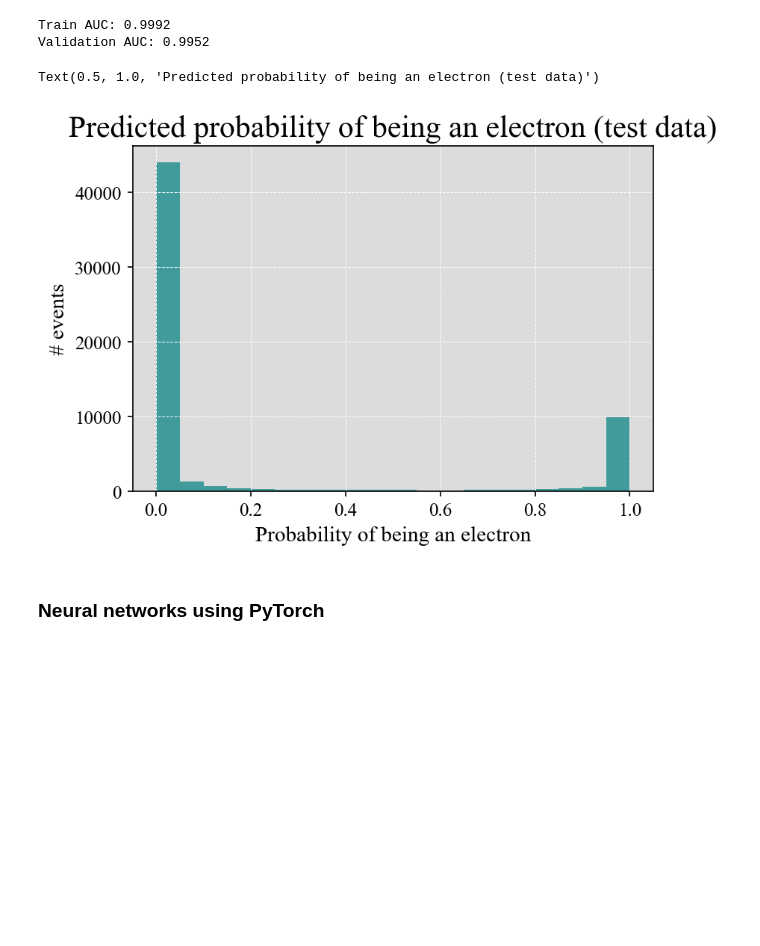
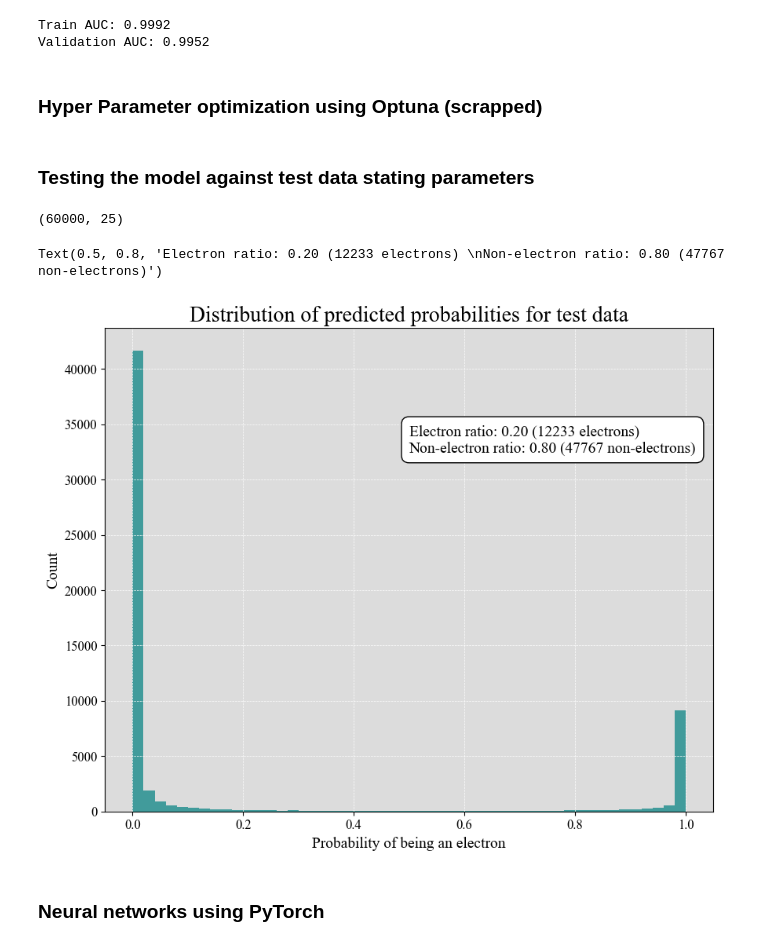
Before and after one commit to nielsdavidsen/AppliedML2025_fork, a Jupyter notebook: NIELS_working_dir/Initial_project/classifiation.ipynb, the cells around one changed output. Cells and saved outputs as stored; diff of their text form; code cells hidden in the pictures; blank space fills up the shorter version.

```diff
--- a/NIELS_working_dir/Initial_project/classifiation.ipynb
+++ b/NIELS_working_dir/Initial_project/classifiation.ipynb
@@ -38,7 +38,9 @@ plt.rcParams['grid.color'] = 'white'
 plt.rcParams['axes.grid'] = True
 
 # Background color
+plt.rcParams['figure.facecolor'] = 'white'
 plt.rcParams['axes.facecolor'] = 'gainsboro'
+plt.rcParams['savefig.facecolor'] = 'white'
 
 # Legend background color
 plt.rcParams['legend.facecolor'] = 'white'
@@ -69,7 +75,7 @@ model = lgb.LGBMClassifier(
     metric="binary_logloss",
     num_leaves=10,
     verbose=0,
-    n_estimators=1000,
+    n_estimators=100,
     early_stopping_rounds=20
 )
 
@@ -227,3 +262,5 @@ print(f"Validation AUC: {valid_auc:.4f}")
 # %% [output]
 Train AUC: 0.9992
 Validation AUC: 0.9952
+# %% [markdown]
+### Hyper Parameter optimization using Optuna (scrapped)
@@ -230,16 +302,34 @@ Validation AUC: 0.9952
+# %% [markdown]
+### Testing the model against test data stating parameters
 # %%
-# Testing model against test data
+# Testing the model on the test data
+reshap_test_data = test_data[sort_variables[-25:]].copy()
+print(reshap_test_data.shape)
 
-test_pred = model.predict(test_data[sort_variables[-25:]], num_iteration=model.best_iteration)
+# Getting the predictions
+y_test_pred = model.predict(reshap_test_data)
+y_test_binary_score = np.where(y_test_pred > 0.5, 1, 0)
 
-fig, ax = plt.subplots(figsize=(6, 4), dpi=150)
-ax.hist(test_pred, bins=20, color="teal", alpha=0.7)
+electron_ratio = np.sum(y_test_binary_score) / len(y_test_binary_score)
+non_electron_ratio = 1-electron_ratio
+
+
+fig, ax = plt.subplots(figsize=(10, 8))
+ax.hist(y_test_pred, bins=50, color="teal", alpha=0.7)
 ax.set_xlabel("Probability of being an electron")
-ax.set_ylabel("# events")
-ax.set_title("Predicted probability of being an electron (test data)")
+ax.set_ylabel("Count")
+ax.set_title("Distribution of predicted probabilities for test data")
+ax.text(
+    0.5, 0.8, f"Electron ratio: {electron_ratio:.2f} ({sum(y_test_binary_score)} electrons) \nNon-electron ratio: {non_electron_ratio:.2f} ({len(y_test_binary_score) - sum(y_test_binary_score)} non-electrons)",
+    transform=ax.transAxes,
+    fontsize=14,
+    verticalalignment="top",
+    bbox=dict(boxstyle="round,pad=0.5", edgecolor="black", facecolor="white"),
+)
 # %% [output]
-Text(0.5, 1.0, 'Predicted probability of being an electron (test data)')
+(60000, 25)
+Text(0.5, 0.8, 'Electron ratio: 0.20 (12233 electrons) \nNon-electron ratio: 0.80 (47767 non-electrons)')
-[figure, old version]
+[figure, new version]
 # %% [markdown]
 ### Neural networks using PyTorch
 # %%
```
Also changed, not shown: parts of 14 cells of this notebook, 1 other file.
